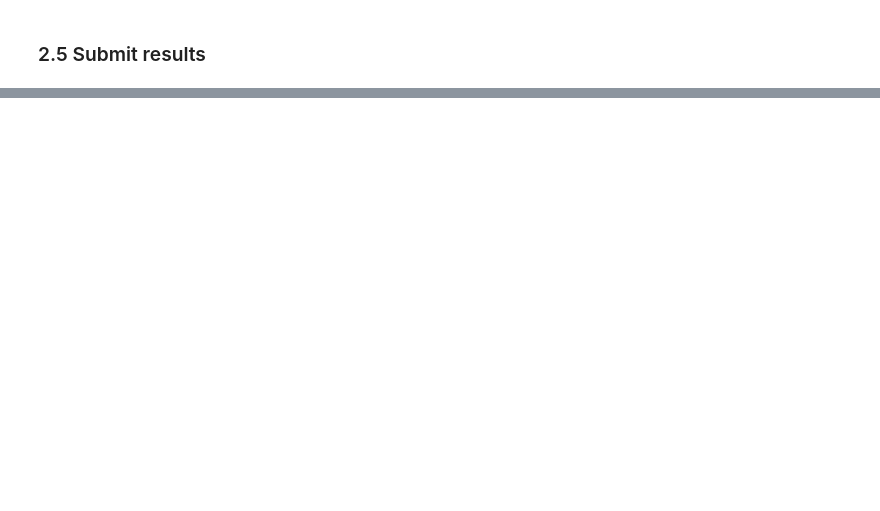
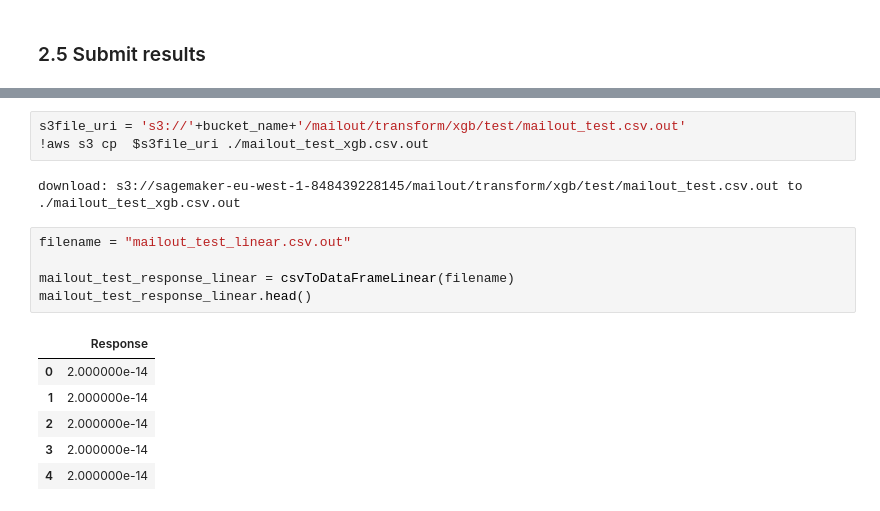
Before and after one commit to AlbertoDeBlas/MLEngineerNanodegreeCapstone, a Jupyter notebook: Arvato Project Workbook Part 2 Supervised Learning Model.ipynb, the cells around one changed output, grey strips where cells are left out. Drawn from its saved outputs; the diff is of its cells as text; blank space fills up the shorter version.

```diff
--- a/Arvato Project Workbook Part 2 Supervised Learning Model.ipynb
+++ b/Arvato Project Workbook Part 2 Supervised Learning Model.ipynb
@@ -640,2 +728,19 @@ download: s3://sagemaker-eu-west-1-848439228145/mailout/transform/test/mailout_t
+# %%
+s3file_uri = 's3://'+bucket_name+'/mailout/transform/xgb/test/mailout_test.csv.out'
+!aws s3 cp  $s3file_uri ./mailout_test_xgb.csv.out
+# %% [output]
+download: s3://sagemaker-eu-west-1-848439228145/mailout/transform/xgb/test/mailout_test.csv.out to ./mailout_test_xgb.csv.out
+# %%
+filename = "mailout_test_linear.csv.out"
+
+mailout_test_response_linear = csvToDataFrameLinear(filename)
+mailout_test_response_linear.head()
+# %% [output]
+|  | Response |
+| 0 | 2.000000e-14 |
+| 1 | 2.000000e-14 |
+| 2 | 2.000000e-14 |
+| 3 | 2.000000e-14 |
+| 4 | 2.000000e-14 |
 # %%
 #mailout_test_response = pd.DataFrame()
```
Also changed, not shown: parts of 30 cells of this notebook, 4 other files.
